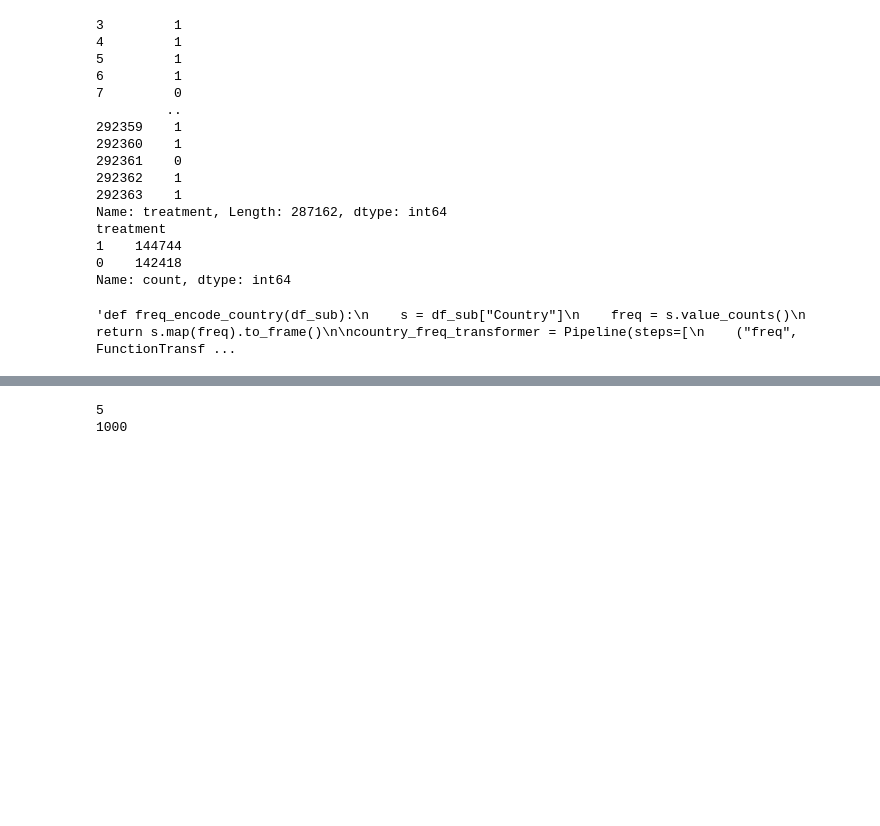
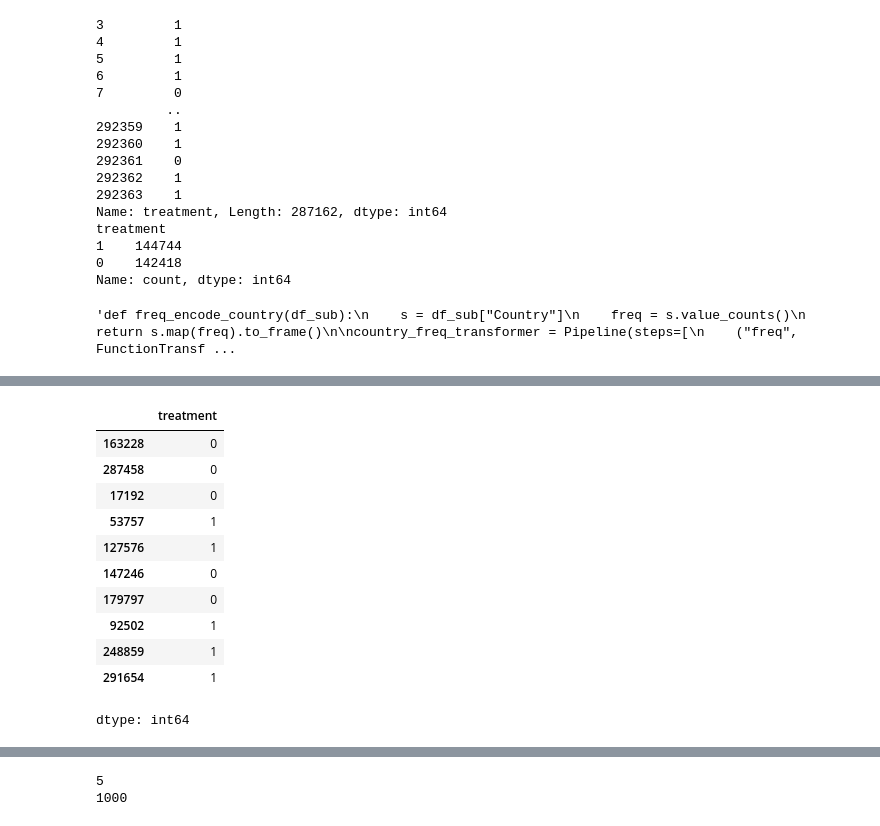
Before and after one commit to Jaslyn10/Mental_Health_Analysis_using_SVM, a Jupyter notebook: svm_logistic_multiclass.ipynb, the cells around one changed output, grey strips where cells are left out. Cells and saved outputs as stored; diff of their text form; code cells hidden in the pictures; blank space fills up the shorter version.

```diff
--- a/svm_logistic_multiclass.ipynb
+++ b/svm_logistic_multiclass.ipynb
@@ -226,0 +261,15 @@ preprocessor = ColumnTransformer(transformers=[
+# %%
+y_small[:10]
+# %% [output]
+|  | treatment |
+| 163228 | 0 |
+| 287458 | 0 |
+| 17192 | 0 |
+| 53757 | 1 |
+| 127576 | 1 |
+| 147246 | 0 |
+| 179797 | 0 |
+| 92502 | 1 |
+| 248859 | 1 |
+| 291654 | 1 |
+dtype: int64
```
Also changed, not shown: parts of 18 cells of this notebook.
